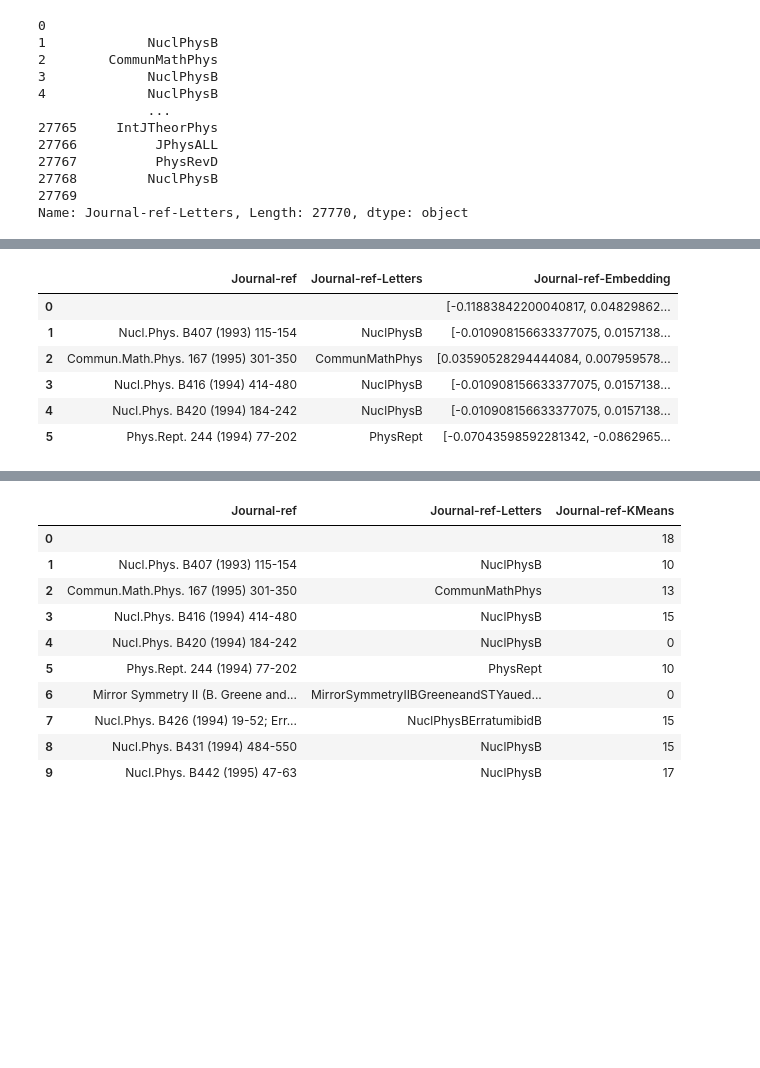
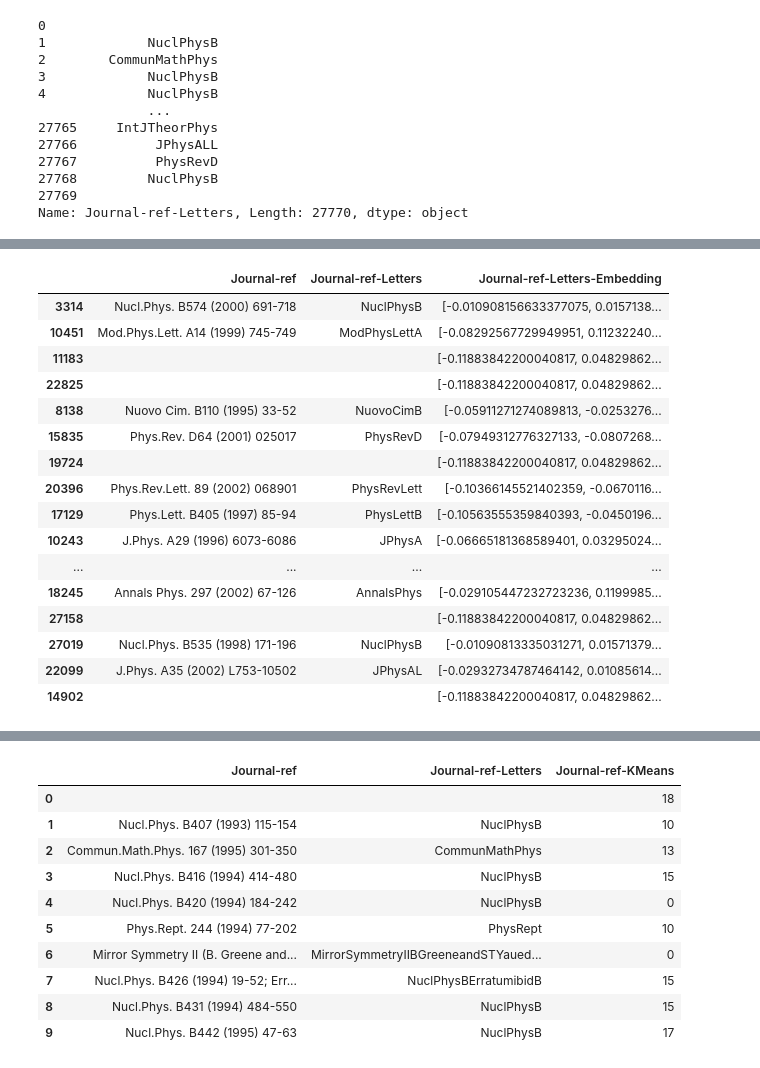
Before and after one commit to Graphlet-AI/graphml-class, a Jupyter notebook: Part 1 - Knowledge Graph Construction.ipynb, the cells around one changed output, grey strips where cells are left out. Cells and saved outputs as stored; diff of their text form; code cells hidden in the pictures; blank space fills up the shorter version.

```diff
--- a/Part 1 - Knowledge Graph Construction.ipynb
+++ b/Part 1 - Knowledge Graph Construction.ipynb
@@ -679,11 +698,3 @@ embeddings["Journal-ref"], embeddings["Journal-ref"].shape
 # %%
 node_df["Journal-ref-Embedding"] = embeddings["Journal-ref"].tolist()
-node_df[["Journal-ref", "Journal-ref-Letters", "Journal-ref-Embedding"]].head(6)
+node_df["Journal-ref-Letters-Embedding"] = embeddings["Journal-ref-Letters"].tolist()
-# %% [output]
-|  | Journal-ref | Journal-ref-Letters | Journal-ref-Embedding |
-| 0 |  |  | [-0.11883842200040817, 0.04829862... |
-| 1 | Nucl.Phys. B407 (1993) 115-154 | NuclPhysB | [-0.010908156633377075, 0.0157138... |
-| 2 | Commun.Math.Phys. 167 (1995) 301-350 | CommunMathPhys | [0.03590528294444084, 0.007959578... |
-| 3 | Nucl.Phys. B416 (1994) 414-480 | NuclPhysB | [-0.010908156633377075, 0.0157138... |
-| 4 | Nucl.Phys. B420 (1994) 184-242 | NuclPhysB | [-0.010908156633377075, 0.0157138... |
-| 5 | Phys.Rept. 244 (1994) 77-202 | PhysRept | [-0.07043598592281342, -0.0862965... |
@@ -693,2 +701,23 @@ node_df[["Journal-ref", "Journal-ref-Letters", "Journal-ref-Embedding"]].head(6)
+# %%
+# Let's go with Journal-ref-Letters-Embedding below, less variance
+node_df[["Journal-ref", "Journal-ref-Letters", "Journal-ref-Letters-Embedding"]].sample(30).head(30)
+# %% [output]
+|  | Journal-ref | Journal-ref-Letters | Journal-ref-Letters-Embedding |
+| 3314 | Nucl.Phys. B574 (2000) 691-718 | NuclPhysB | [-0.010908156633377075, 0.0157138... |
+| 10451 | Mod.Phys.Lett. A14 (1999) 745-749 | ModPhysLettA | [-0.08292567729949951, 0.11232240... |
+| 11183 |  |  | [-0.11883842200040817, 0.04829862... |
+| 22825 |  |  | [-0.11883842200040817, 0.04829862... |
+| 8138 | Nuovo Cim. B110 (1995) 33-52 | NuovoCimB | [-0.05911271274089813, -0.0253276... |
+| 15835 | Phys.Rev. D64 (2001) 025017 | PhysRevD | [-0.07949312776327133, -0.0807268... |
+| 19724 |  |  | [-0.11883842200040817, 0.04829862... |
+| 20396 | Phys.Rev.Lett. 89 (2002) 068901 | PhysRevLett | [-0.10366145521402359, -0.0670116... |
+| 17129 | Phys.Lett. B405 (1997) 85-94 | PhysLettB | [-0.10563555359840393, -0.0450196... |
+| 10243 | J.Phys. A29 (1996) 6073-6086 | JPhysA | [-0.06665181368589401, 0.03295024... |
+| ... | ... | ... | ... |
+| 18245 | Annals Phys. 297 (2002) 67-126 | AnnalsPhys | [-0.029105447232723236, 0.1199985... |
+| 27158 |  |  | [-0.11883842200040817, 0.04829862... |
+| 27019 | Nucl.Phys. B535 (1998) 171-196 | NuclPhysB | [-0.01090813335031271, 0.01571379... |
+| 22099 | J.Phys. A35 (2002) L753-10502 | JPhysAL | [-0.02932734787464142, 0.01085614... |
+| 14902 |  |  | [-0.11883842200040817, 0.04829862... |
 # %% [markdown]
 ### Clustering `Journal-ref-Embedding`
```
Also changed, not shown: parts of 16 cells of this notebook.
